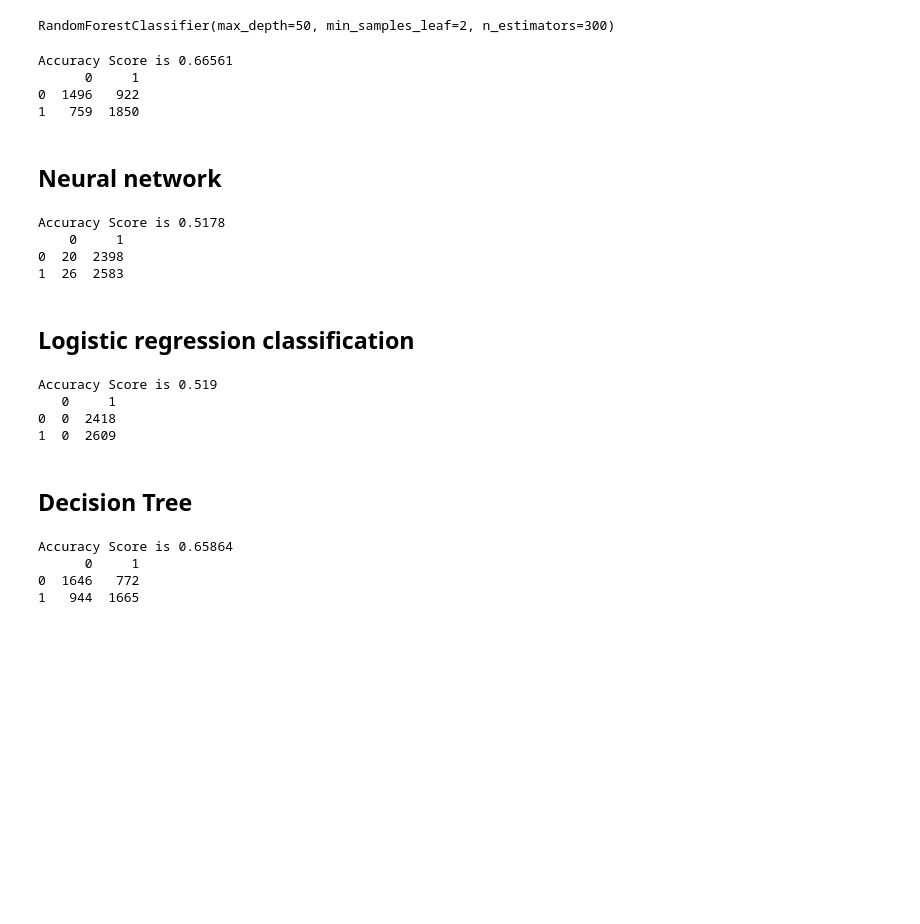
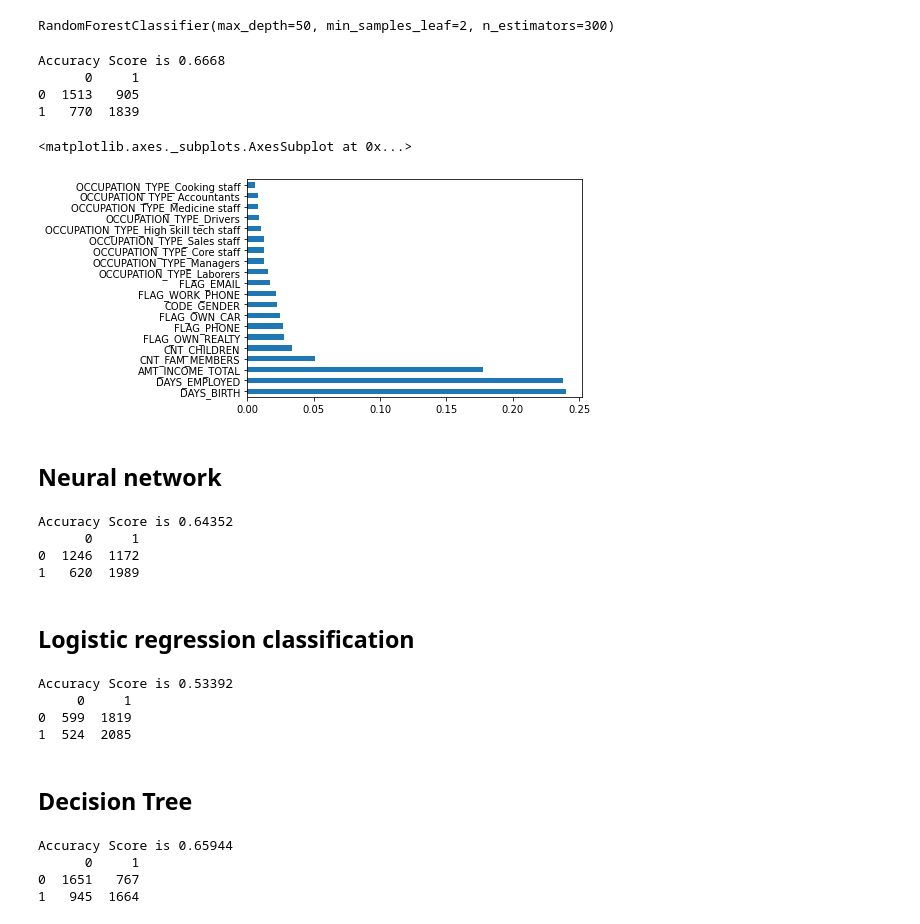
Before and after one commit to Stelvlen/MATH-509, a Jupyter notebook: STAT_509_Final_Project_edition_1.ipynb, the cells around one changed output. Cells and saved outputs as stored; diff of their text form; code cells hidden in the pictures; blank space fills up the shorter version.

Commit message:
Normalized the numeric data and refit the model Importance plot

```diff
--- a/STAT_509_Final_Project_edition_1.ipynb
+++ b/STAT_509_Final_Project_edition_1.ipynb
@@ -247,0 +221,4 @@ data_clean2
+# %%
+columns = ['AMT_INCOME_TOTAL', 'DAYS_BIRTH', 'DAYS_EMPLOYED']
+data_clean2[columns] = (data_clean2[columns] - data_clean2[columns].mean())/data_clean2[columns].std()
+data_clean2
@@ -257,21 +248,27 @@ x_training, x_testing, y_training, y_testing = train_test_split(x, y, test_size=
 from sklearn.ensemble import RandomForestClassifier
 from sklearn.datasets import make_classification
 
-clf = RandomForestClassifier(n_estimators=300,max_depth=50,min_samples_leaf=2)
-clf.fit(x_training,y_training)
+model_rf = RandomForestClassifier(n_estimators=300,max_depth=50,min_samples_leaf=2)
+model_rf.fit(x_training,y_training)
 # %% [output]
 RandomForestClassifier(max_depth=50, min_samples_leaf=2, n_estimators=300)
 # %%
 #clf.score(x_testing, y_testing)
-y_predict = clf.predict(x_testing)
+y_predict = model_rf.predict(x_testing)
 
 print('Accuracy Score is {:.5}'.format(accuracy_score(y_testing, y_predict)))
 print(pd.DataFrame(confusion_matrix(y_testing,y_predict)))
 # %% [output]
-Accuracy Score is 0.66561
+Accuracy Score is 0.6668
       0     1
-0  1496   922
-1   759  1850
+0  1513   905
+1   770  1839
+# %%
+rf_importances = pd.Series(model_rf.feature_importances_,index=x_training.columns)
+rf_importances.nlargest(20).plot(kind='barh')
+# %% [output]
+<matplotlib.axes._subplots.AxesSubplot at 0x...>
+[figure, added]
 # %% [markdown]
 ## Neural network
 # %%
@@ -284,10 +281,10 @@ y_predict_nw = model_nw.predict(x_testing)
 print('Accuracy Score is {:.5}'.format(accuracy_score(y_testing, y_predict_nw)))
 print(pd.DataFrame(confusion_matrix(y_testing,y_predict_nw)))
 # %% [output]
-Accuracy Score is 0.5178
-    0     1
-0  20  2398
-1  26  2583
+Accuracy Score is 0.64352
+      0     1
+0  1246  1172
+1   620  1989
 # %% [markdown]
 ## Logistic regression classification
 # %%
@@ -301,10 +298,10 @@ y_predict_lg = model_lg.predict(x_testing)
 print('Accuracy Score is {:.5}'.format(accuracy_score(y_testing, y_predict_lg)))
 print(pd.DataFrame(confusion_matrix(y_testing,y_predict_lg)))
 # %% [output]
-Accuracy Score is 0.519
-   0     1
-0  0  2418
-1  0  2609
+Accuracy Score is 0.53392
+     0     1
+0  599  1819
+1  524  2085
 # %% [markdown]
 ## Decision Tree
 # %%
@@ -319,7 +316,7 @@ y_predict_dt = model_dt.predict(x_testing)
 print('Accuracy Score is {:.5}'.format(accuracy_score(y_testing, y_predict_dt)))
 print(pd.DataFrame(confusion_matrix(y_testing,y_predict_dt)))
 # %% [output]
-Accuracy Score is 0.65864
+Accuracy Score is 0.65944
       0     1
-0  1646   772
-1   944  1665
+0  1651   767
+1   945  1664
```
Also changed, not shown: parts of 10 cells of this notebook.
